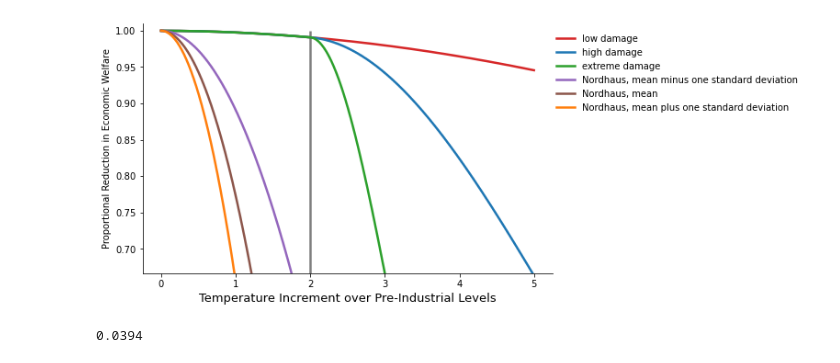
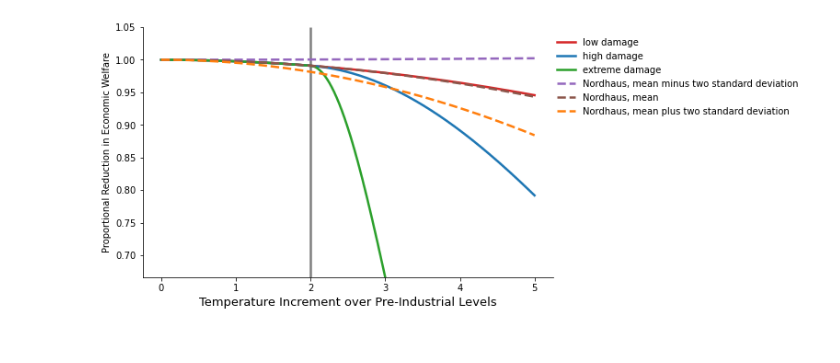
Before and after one commit to lphansen/ClimateUncertaintySpillover, a Jupyter notebook: notebook/damage_function_plot.ipynb, the cells around one changed output. Drawn from its saved outputs; the diff is of its cells as text; code cells hidden in the pictures.

Commit message:
added paper plots

```diff
--- a/notebook/damage_function_plot.ipynb
+++ b/notebook/damage_function_plot.ipynb
@@ -12,42 +12,38 @@ mpl.rcParams['axes.spines.top'] = False
 # %%
 # Plot damage function
 y_bar = 2.
 γ_1 = 1.7675/10000
 γ_2 = .0022*2
 γ_3_low = 0
-γ_3_high = .0394*2
+γ_3_high = .0197*2
 γ_3_extreme = .3853*2
 y_grid = np.linspace(0, 5, 1000)
 
 damage_low = γ_1*y_grid + γ_2/2.*y_grid**2 + γ_3_low/2.*(y_grid>y_bar)*(y_grid-y_bar)**2
 damage_high = γ_1*y_grid + γ_2/2.*y_grid**2 + γ_3_high/2.*(y_grid>y_bar)*(y_grid-y_bar)**2
 damage_extreme = γ_1*y_grid + γ_2/2.*y_grid**2 + γ_3_extreme/2.*(y_grid>y_bar)*(y_grid-y_bar)**2
 
 # Compute Nordhaus damage
-psi_mean = .227
-psi_std = .118
+psi_mean = .00227
+psi_std = .00118
 damage_nordhaus_mean = 1. - psi_mean*y_grid**2
-damage_nordhaus_plus = 1. - (psi_mean + 1*psi_std) * y_grid**2
-damage_nordhaus_minus = 1. - (psi_mean - 1*psi_std) * y_grid**2
+damage_nordhaus_plus = 1. - (psi_mean + 2*psi_std) * y_grid**2
+damage_nordhaus_minus = 1. - (psi_mean - 2*psi_std) * y_grid**2
 
 plt.figure(figsize=(8, 5))
 plt.plot(y_grid, np.exp(-damage_low), linewidth=2.5, color='tab:red', label='low damage')
 plt.plot(y_grid, np.exp(-damage_high), linewidth=2.5, color='tab:blue', label='high damage')
 plt.plot(y_grid, np.exp(-damage_extreme), linewidth=2.5, color='tab:green', label='extreme damage')
-plt.plot(y_grid, damage_nordhaus_minus, linewidth=2.5, color='tab:purple', label='Nordhaus, mean minus one standard deviation')
-plt.plot(y_grid, damage_nordhaus_mean, linewidth=2.5, color='tab:brown', label='Nordhaus, mean')
-plt.plot(y_grid, damage_nordhaus_plus, linewidth=2.5, color='tab:orange', label='Nordhaus, mean plus one standard deviation')
+plt.plot(y_grid, damage_nordhaus_minus, linewidth=2.5, color='tab:purple', linestyle='dashed', label='Nordhaus, mean minus two standard deviation')
+plt.plot(y_grid, damage_nordhaus_mean, linewidth=2.5, color='tab:brown', linestyle='dashed', label='Nordhaus, mean')
+plt.plot(y_grid, damage_nordhaus_plus, linewidth=2.5, color='tab:orange', linestyle='dashed', label='Nordhaus, mean plus two standard deviation')
 
-plt.ylim(2./3, 1.01)
-plt.vlines(2., ymin=2./3, ymax=1., color='tab:grey', linewidth=2.5)
+plt.ylim(2./3, 1.05)
+plt.vlines(2., ymin=2./3, ymax=1.05, color='tab:grey', linewidth=2.5)
 plt.xlabel('Temperature Increment over Pre-Industrial Levels', fontsize=13)
 plt.ylabel('Proportional Reduction in Economic Welfare')
 plt.legend(frameon=False, loc=(1., .63))
 plt.savefig('../plots/damage_plot.pdf')
 # %% [output]
-[figure, old version]
+[figure, new version]
-# %%
-.0197*2
-# %% [output]
-0.0394
 # %%
```
Also changed, not shown: parts of 1 cell of this notebook, 31 other files.
